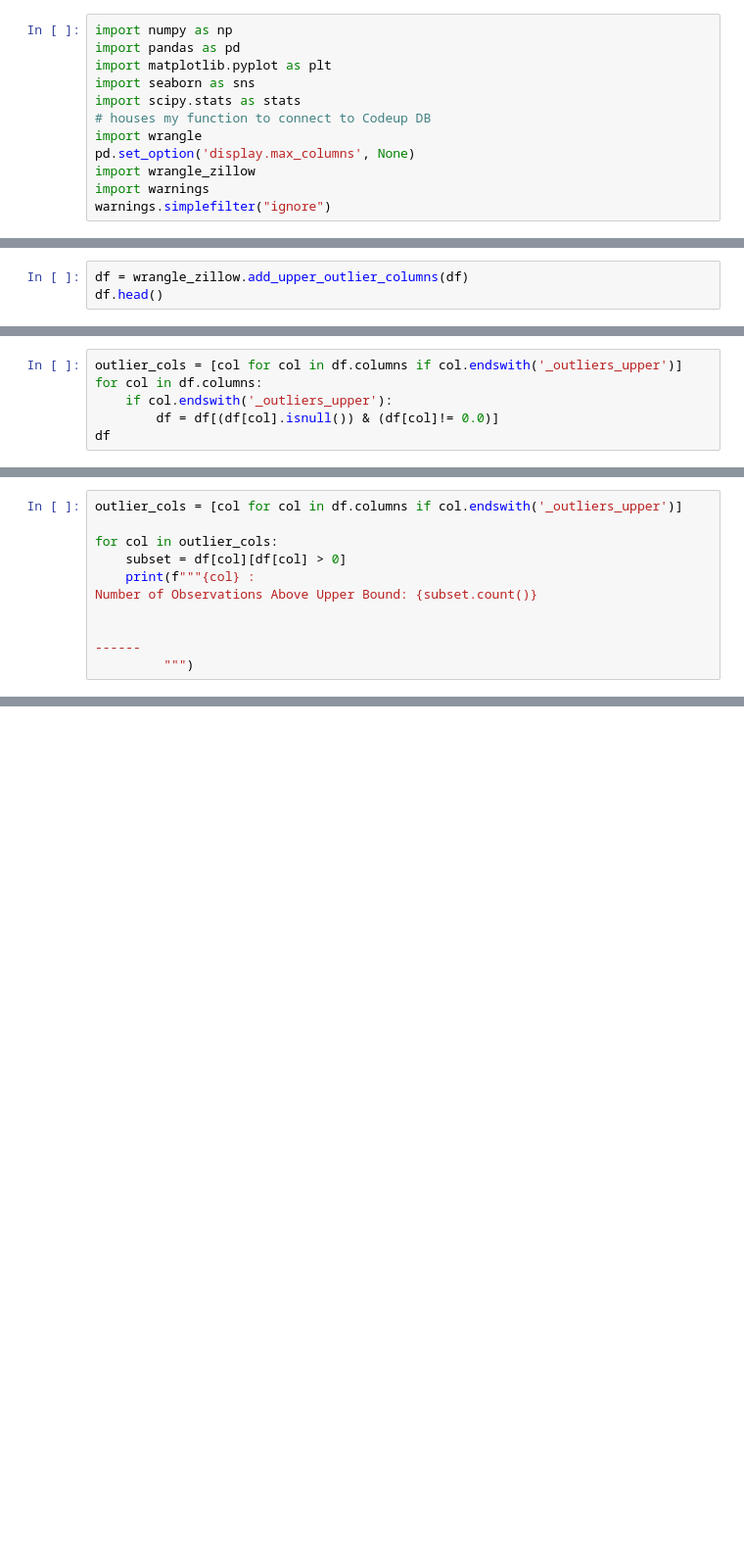
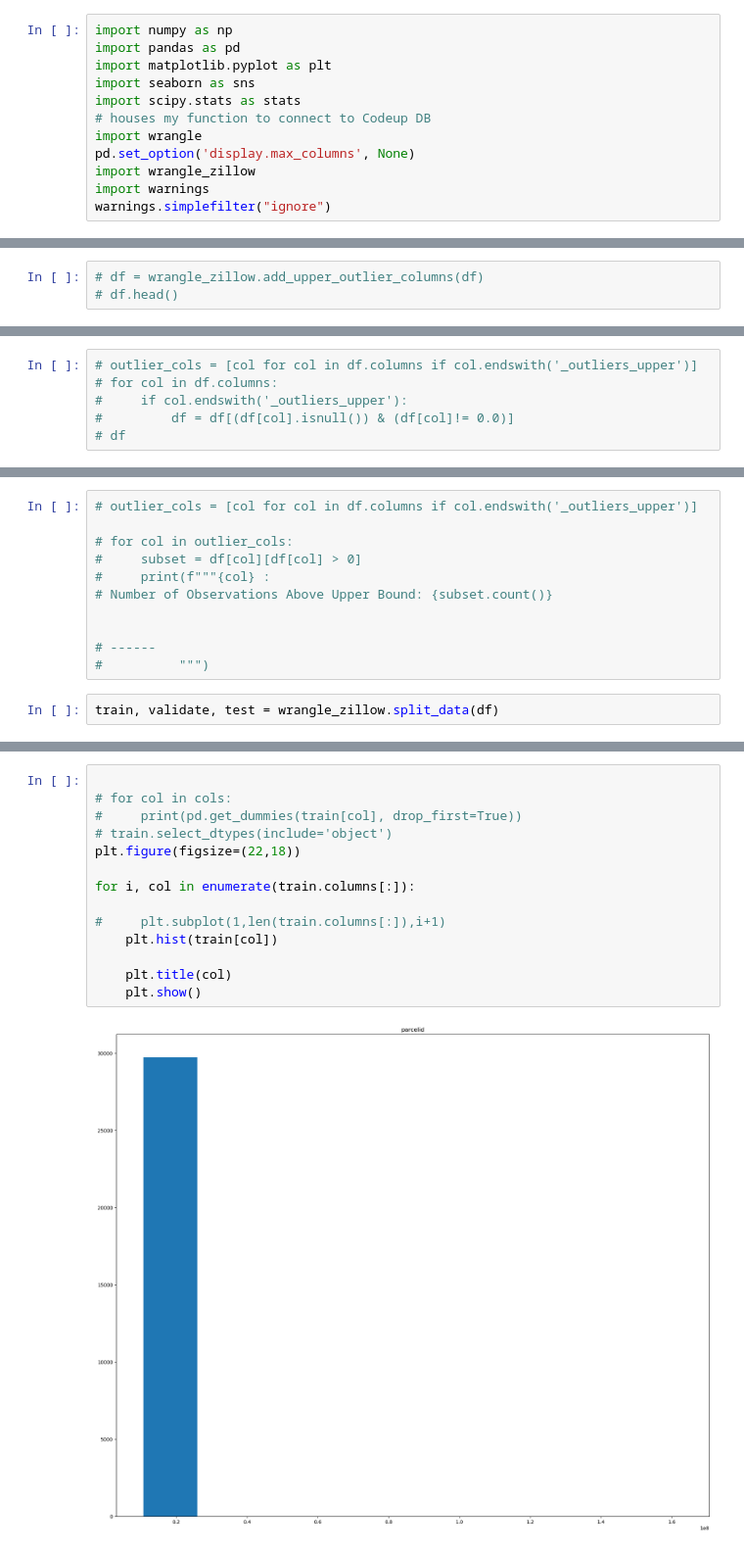
Before and after one commit to Divante222/clustering-exercises, a Jupyter notebook: explore_zillow.ipynb, the cells around one changed output, grey strips where cells are left out. Shown at 98% size. Cells and saved outputs as stored; diff of their text form; blank space fills up the shorter version.

```diff
--- a/explore_zillow.ipynb
+++ b/explore_zillow.ipynb
@@ -57,3 +58,3 @@ Name: basementsqft, dtype: int64
 # %%
-df = wrangle_zillow.add_upper_outlier_columns(df)
-df.head()
+# df = wrangle_zillow.add_upper_outlier_columns(df)
+# df.head()
@@ -67,6 +61,6 @@ df.head()
 # %%
-outlier_cols = [col for col in df.columns if col.endswith('_outliers_upper')]
-for col in df.columns:
-    if col.endswith('_outliers_upper'):
-        df = df[(df[col].isnull()) & (df[col]!= 0.0)]
-df
+# outlier_cols = [col for col in df.columns if col.endswith('_outliers_upper')]
+# for col in df.columns:
+#     if col.endswith('_outliers_upper'):
+#         df = df[(df[col].isnull()) & (df[col]!= 0.0)]
+# df
@@ -75,11 +67,13 @@ df
 # %%
-outlier_cols = [col for col in df.columns if col.endswith('_outliers_upper')]
+# outlier_cols = [col for col in df.columns if col.endswith('_outliers_upper')]
 
-for col in outlier_cols:
-    subset = df[col][df[col] > 0]
-    print(f"""{col} :
-Number of Observations Above Upper Bound: {subset.count()}
+# for col in outlier_cols:
+#     subset = df[col][df[col] > 0]
+#     print(f"""{col} :
+# Number of Observations Above Upper Bound: {subset.count()}
 
 
-------
-         """)
+# ------
+#          """)
+# %%
+train, validate, test = wrangle_zillow.split_data(df)
@@ -85,0 +82,16 @@ Number of Observations Above Upper Bound: {subset.count()}
+# %%
+
+# for col in cols:
+#     print(pd.get_dummies(train[col], drop_first=True))
+# train.select_dtypes(include='object')
+plt.figure(figsize=(22,18))
+
+for i, col in enumerate(train.columns[:]):
+
+#     plt.subplot(1,len(train.columns[:]),i+1)
+    plt.hist(train[col])
+
+    plt.title(col)
+    plt.show()
+# %% [output]
+[figure, added]
```
Also changed, not shown: parts of 11 cells of this notebook, 1 other file.
